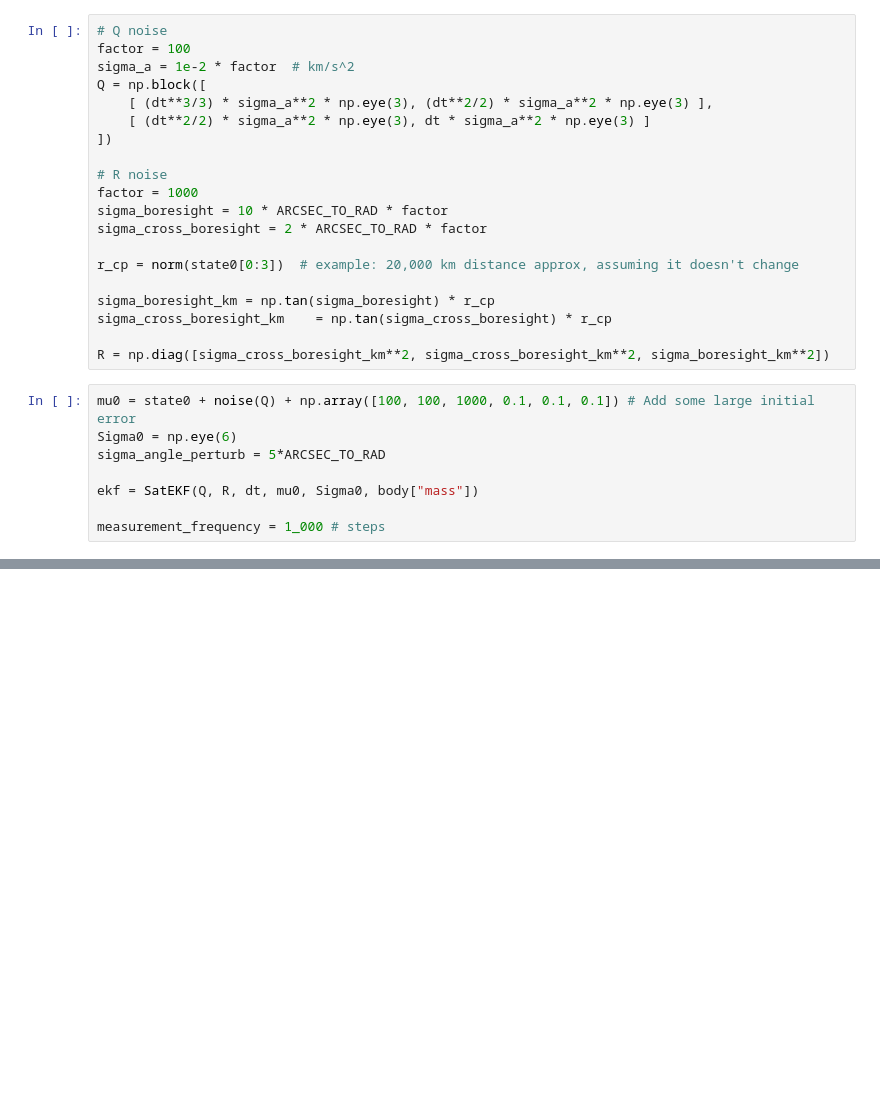
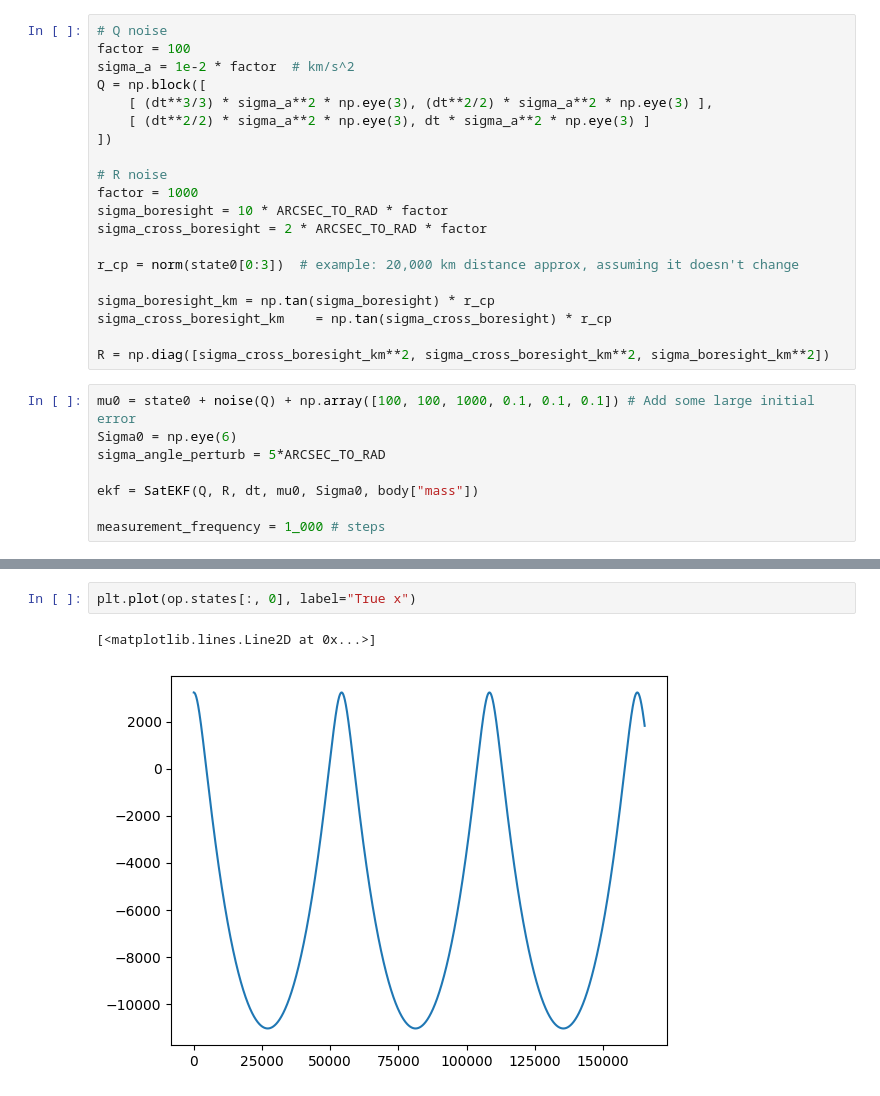
Before and after one commit to colin-skinner/horizon-op-nav, a Jupyter notebook: notebooks/trajectory-test.ipynb, the cells around one changed output, grey strips where cells are left out. Cells and saved outputs as stored; diff of their text form; blank space fills up the shorter version.

```diff
--- a/notebooks/trajectory-test.ipynb
+++ b/notebooks/trajectory-test.ipynb
@@ -217,3 +214,8 @@ Measurement function output: [-2802.95522187  1865.15596144  2072.07519248]
+# %%
+plt.plot(op.states[:, 0], label="True x")
+# %% [output]
+[<matplotlib.lines.Line2D at 0x...>]
+[figure, added]
 # %%
 plt.plot(mu_arr[:,0], mu_arr[:,1])
 plt.plot(op.states[:,0], op.states[:,1])
```
Also changed, not shown: parts of 3 cells of this notebook, 1 other file.
